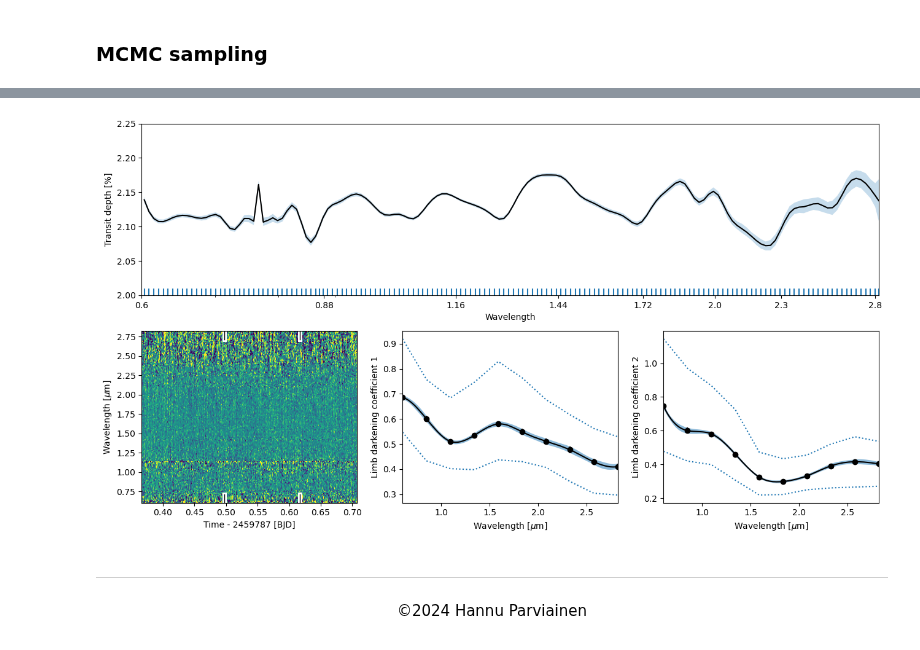
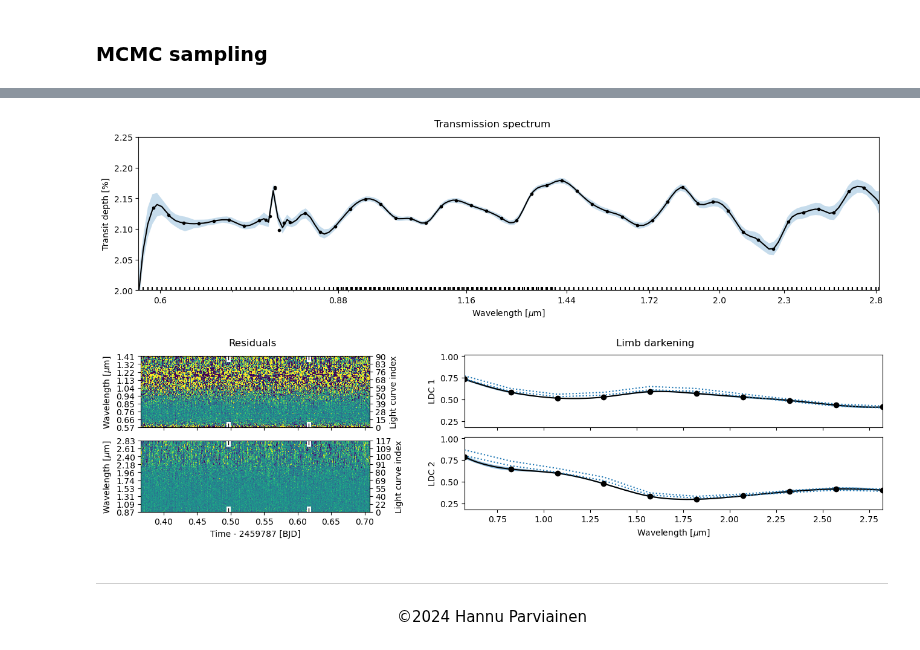
Before and after one commit to hpparvi/ExoIris, a Jupyter notebook: doc/source/examples/e01/01b_short_intro.ipynb, the cells around one changed output, grey strips where cells are left out. Cells and saved outputs as stored; diff of their text form; code cells hidden in the pictures.

```diff
--- a/doc/source/examples/e01/01b_short_intro.ipynb
+++ b/doc/source/examples/e01/01b_short_intro.ipynb
@@ -112,23 +247,11 @@ ts.set_ldtk_prior(teff=(5327, 139), logg=(4.38, 0.09), metal=(-0.01, 0.1), uncer
 # %%
 ts.sample(1000, thin=100, repeats=3, pool=pool, lnpost=lnpostf)
 # %%
-from matplotlib.gridspec import GridSpec
-from matplotlib.figure import Figure
-
-fig = Figure(figsize=(13,7))
-gs = GridSpec(2,3)
-axr = fig.add_subplot(gs[1,0])
-ax0 = fig.add_subplot(gs[0,:])
-axl = fig.add_subplot(gs[1,1]), fig.add_subplot(gs[1,2])
-ts.plot_residuals(axr, pmin=5, pmax=95)
-ts.plot_transmission_spectrum(ax=ax0, xscale='log', ylim=(2.0,2.25), xticks=[0.6, 0.88, 1.16, 1.44, 1.72, 2.0, 2.30, 2.8])
-ax0.vlines(ts.wavelength, 0, 2.01)
-ts.plot_limb_darkening_parameters('mcmc', axs=axl)
-fig.tight_layout()
-fig.align_ylabels()
-fig
+fig = ts.plot_fit(result='mcmc', figsize=(13,7),
+            res_args=dict(pmin=5, pmax=95),
+            trs_args=dict(xscale='log', ylim=(2.0,2.25), xticks=[0.6, 0.88, 1.16, 1.44, 1.72, 2.0, 2.30, 2.8]))
 # %% [output]
-[figure, old version]
+[figure, new version]
 # %% [markdown]
 ---
 
```
Also changed, not shown: parts of 17 cells of this notebook, 4 other files.
